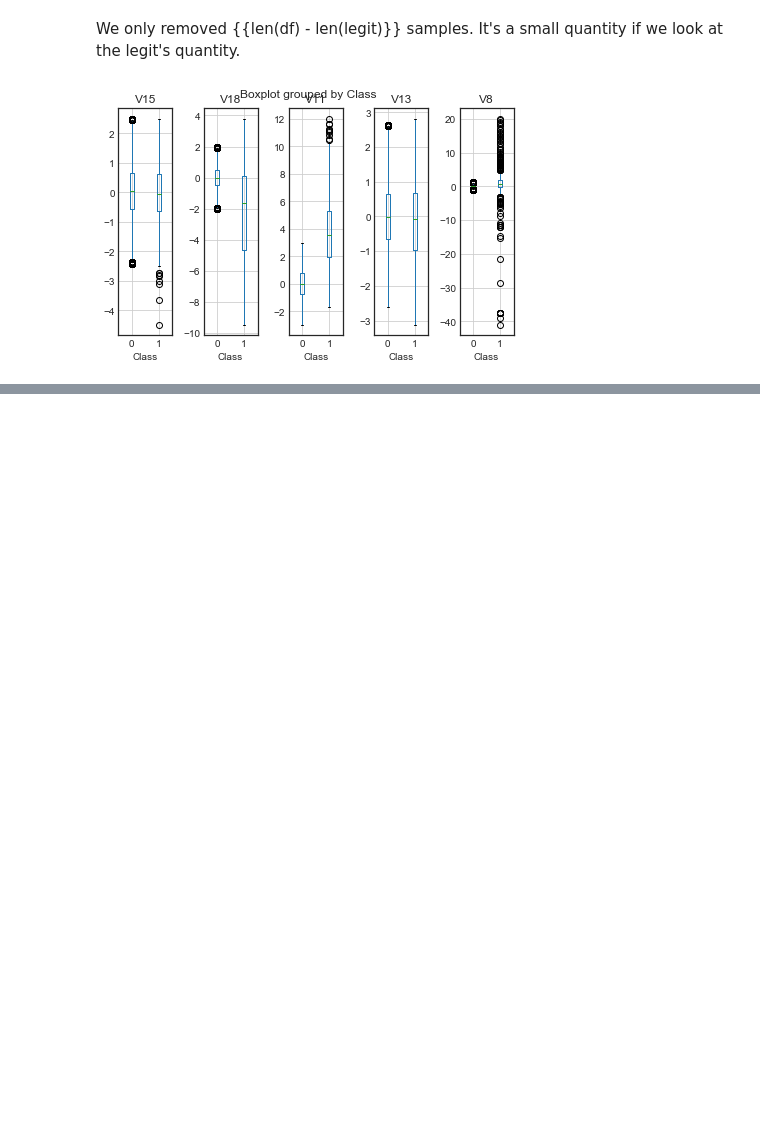
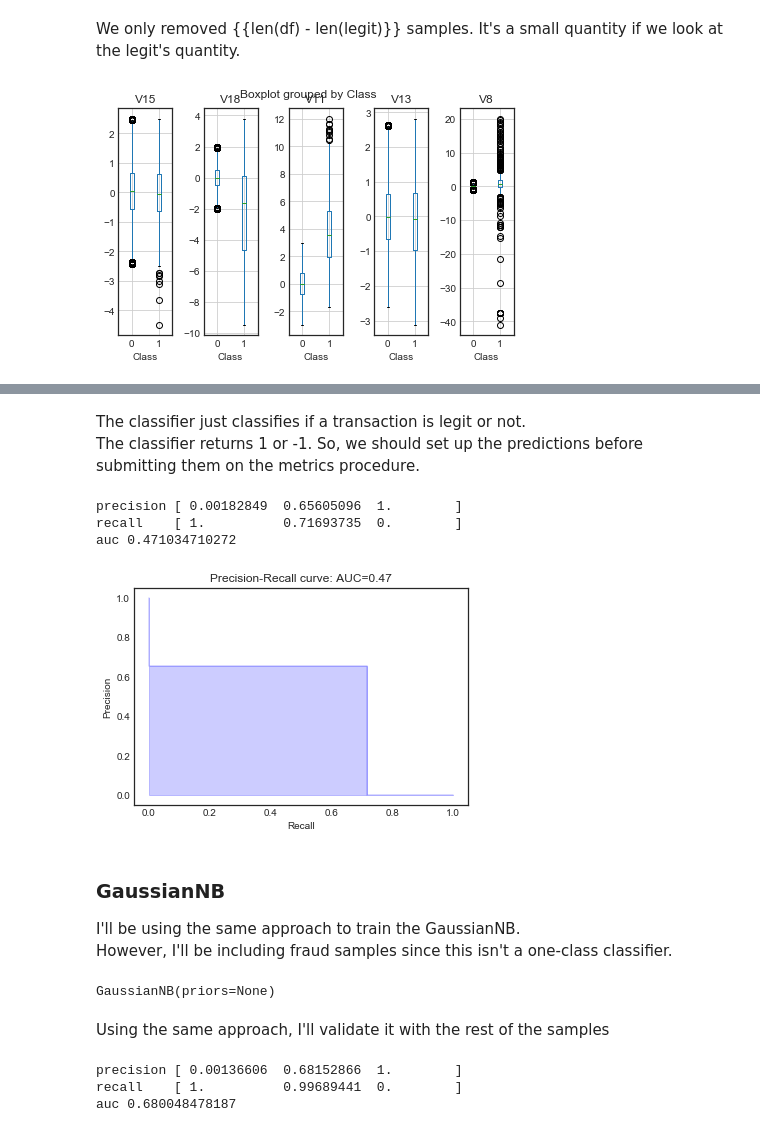
Before and after one commit to NekuSakuraba/machine-learning, a Jupyter notebook: projects/capstone/project/Project Development.ipynb, the cells around one changed output, grey strips where cells are left out. Cells and saved outputs as stored; diff of their text form; code cells hidden in the pictures; blank space fills up the shorter version.

```diff
--- a/projects/capstone/project/Project Development.ipynb
+++ b/projects/capstone/project/Project Development.ipynb
@@ -419,0 +442,37 @@ X, y = legit.iloc[:,:-1], legit.iloc[:,-1]
+# %%
+y_pred = one_class_clf.predict(X[~y.index.isin(idxs)])
+# %% [markdown]
+The classifier just classifies if a transaction is legit or not. <br />
+The classifier returns 1 or -1. So, we should set up the predictions before submitting them on the metrics procedure.
+# %%
+y_pred[y_pred==1] = 0
+y_pred[y_pred==-1] = 1
+# %%
+y_true = y[~y.index.isin(idxs)]
+# %%
+precision, recall, _ = precision_recall_curve(y_pred, y_true)
+auc = average_precision_score(y_true=y_true, y_score=y_pred)
+
+print 'precision %s' % precision
+print 'recall    %s' % recall
+print 'auc %s' % auc
+# %% [output]
+precision [ 0.00182849  0.65605096  1.        ]
+recall    [ 1.          0.71693735  0.        ]
+auc 0.471034710272
+# %%
+# code from scikit-learn
+# ref: http://scikit-learn.org/stable/auto_examples/model_selection/plot_precision_recall.html#plot-the-precision-recall-curve
+plt.step(recall, precision, color='b', alpha=0.2, where='post')
+plt.fill_between(recall, precision, step='post', alpha=0.2, color='b')
+
+plt.xlabel('Recall')
+plt.ylabel('Precision')
+plt.title('Precision-Recall curve: AUC={0:0.2f}'.format(auc))
+plt.show()
+# %% [output]
+[figure, added]
+# %% [markdown]
+### GaussianNB
+I'll be using the same approach to train the GaussianNB. <br />
+However, I'll be including fraud samples since this isn't a one-class classifier.
@@ -419,0 +482,7 @@ X, y = legit.iloc[:,:-1], legit.iloc[:,-1]
+# %%
+nb_clf = GaussianNB()
+nb_clf.fit(X_resampled, y_resampled)
+# %% [output]
+GaussianNB(priors=None)
+# %% [markdown]
+Using the same approach, I'll validate it with the rest of the samples
@@ -419,0 +492,11 @@ X, y = legit.iloc[:,:-1], legit.iloc[:,-1]
+# %%
+precision, recall, _ = precision_recall_curve(y_pred, y_true)
+auc = average_precision_score(y_true=y_true, y_score=y_pred)
+
+print 'precision %s' % precision
+print 'recall    %s' % recall
+print 'auc %s' % auc
+# %% [output]
+precision [ 0.00136606  0.68152866  1.        ]
+recall    [ 1.          0.99689441  0.        ]
+auc 0.680048478187
```
Also changed, not shown: parts of 10 cells of this notebook.
